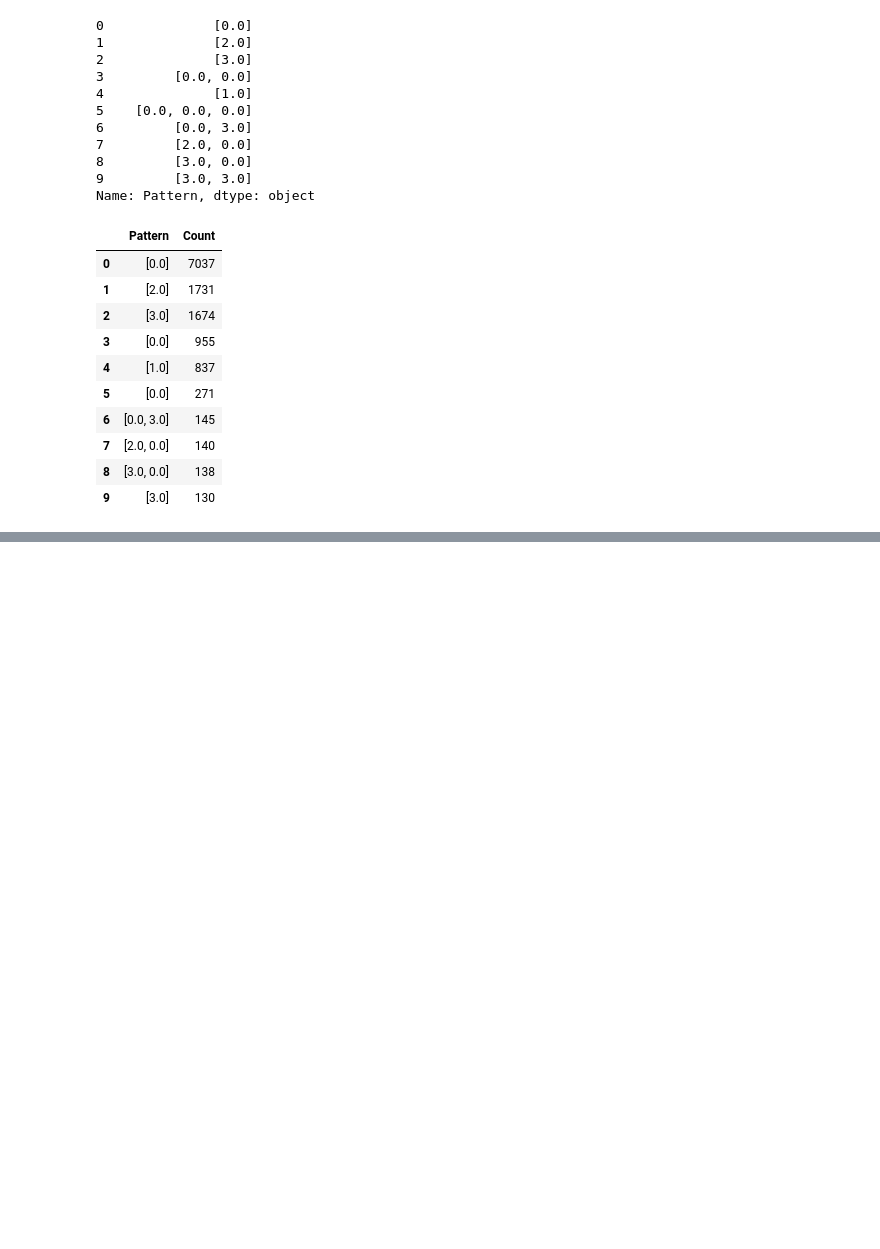
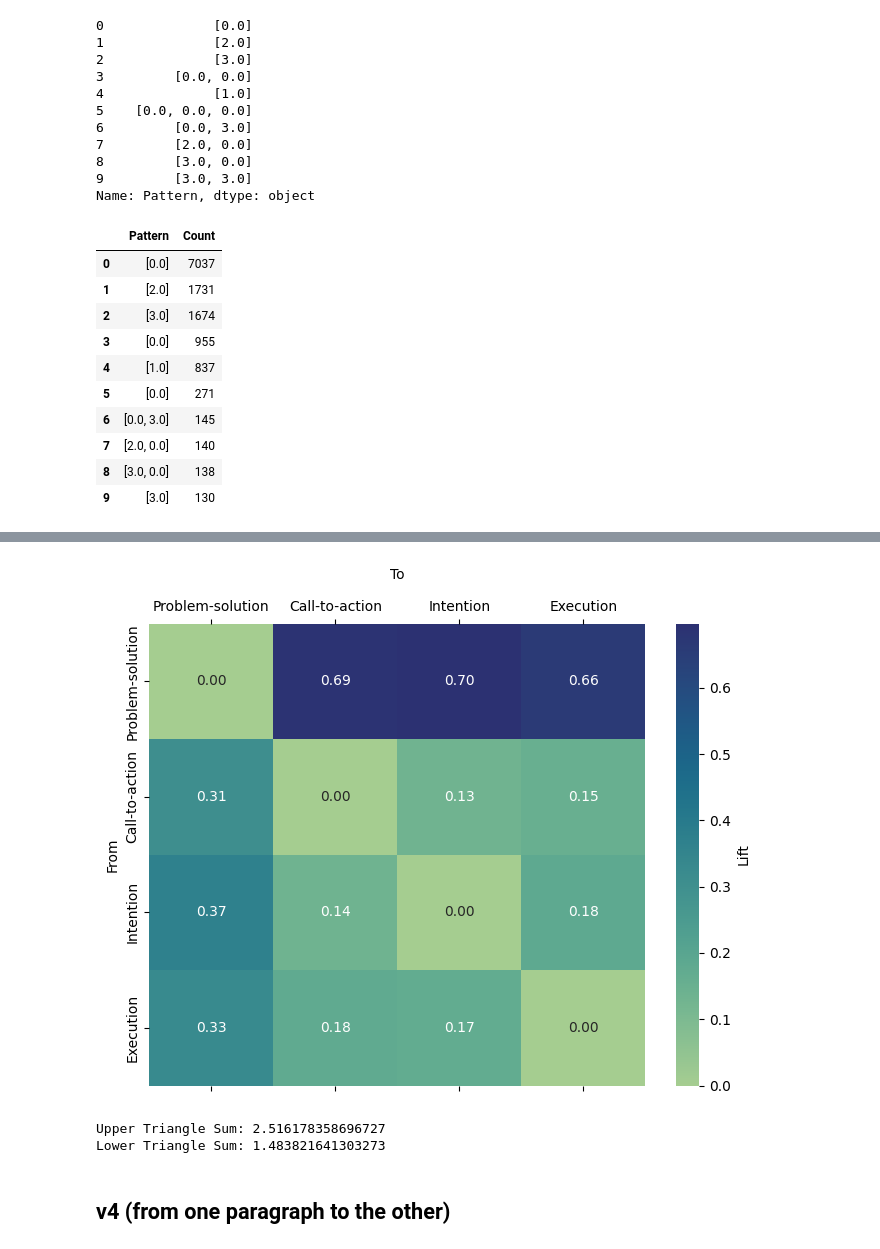
Before and after one commit to todomoldovan/thesis, a Jupyter notebook: notebooks/analysis.ipynb, the cells around one changed output, grey strips where cells are left out. Drawn from its saved outputs; the diff is of its cells as text; code cells hidden in the pictures; blank space fills up the shorter version.

```diff
--- a/notebooks/analysis.ipynb
+++ b/notebooks/analysis.ipynb
@@ -293,0 +379,5 @@ Lower Triangle Sum: 7.687387380431565
+# %%
+file_path = "../data/ca_patterns.txt"
+df = pd.read_csv(file_path, sep="]: ", engine="python", names=["Pattern", "Count"], header=None)
+df["Pattern"] = df["Pattern"].str.replace(r"^\[|\]$", "", regex=True)
+df["Count"] = df["Count"].astype(int)
@@ -293,0 +438,59 @@ Lower Triangle Sum: 7.687387380431565
+# %%
+# Step 3: Compute probabilities
+total_transitions = sum(transition_counts.values())
+to_counts = defaultdict(int)
+for (A, B), count in transition_counts.items():
+    to_counts[B] += count  # Accumulate total counts for each "B"
+
+P_B_given_A = {key: count / total_transitions for key, count in transition_counts.items()}
+P_B = {B: count / total_transitions for B, count in to_counts.items()}
+
+# Step 4: Compute lift
+lift = {key: P_B_given_A[key] / P_B[key[1]] for key in transition_counts}
+lift_df = pd.DataFrame([
+    {"A": A, "B": B, "P_B_given_A": P_B_given_A[(A, B)], "P_B": P_B[B], "Lift": lift[(A, B)]}
+    for A, B in lift
+])
+lift_df.sort_values(by="Lift", ascending=False)
+
+lift_df
+
+# Step 5: Create transition matrix for heatmap
+#states = ["0.0", "1.0", "2.0", "3.0"]
+states = [0.0, 1.0, 2.0, 3.0]  # Floats instead of strings
+labels = ["Problem-solution", "Call-to-action", "Intention", "Execution"]
+matrix = np.zeros((4, 4))
+for (A, B), value in lift.items():
+    i, j = states.index(A), states.index(B)
+    matrix[i, j] = value
+
+plt.figure(figsize=(8, 6))
+ax = sns.heatmap(matrix, annot=True, xticklabels=labels, yticklabels=labels, cmap="crest", fmt=".2f")
+plt.ylabel("From")
+plt.xlabel("To", labelpad=15)  # Move the x-axis label up
+plt.gca().xaxis.set_label_position("top")  # Position x-axis label at the top
+plt.gca().tick_params(axis='x', top=True, labeltop=True, labelbottom=False)  # Show labels at the top
+
+# Add label to colorbar
+colorbar = ax.collections[0].colorbar
+colorbar.set_label("Lift")
+
+#plt.savefig("../plots/transition_matrix_no_diagonal.pdf")
+
+plt.show()
+# %% [output]
+[figure, added]
+# %%
+# Calculate upper triangle sum (excluding diagonal)
+upper_triangle_sum = np.sum(np.triu(matrix, k=1))
+
+# Calculate lower triangle sum (excluding diagonal)
+lower_triangle_sum = np.sum(np.tril(matrix, k=-1))
+
+print("Upper Triangle Sum:", upper_triangle_sum)
+print("Lower Triangle Sum:", lower_triangle_sum)
+# %% [output]
+Upper Triangle Sum: 2.516178358696727
+Lower Triangle Sum: 1.483821641303273
+# %% [markdown]
+## v4 (from one paragraph to the other)
```
Also changed, not shown: parts of 89 cells of this notebook, 11 other files.
